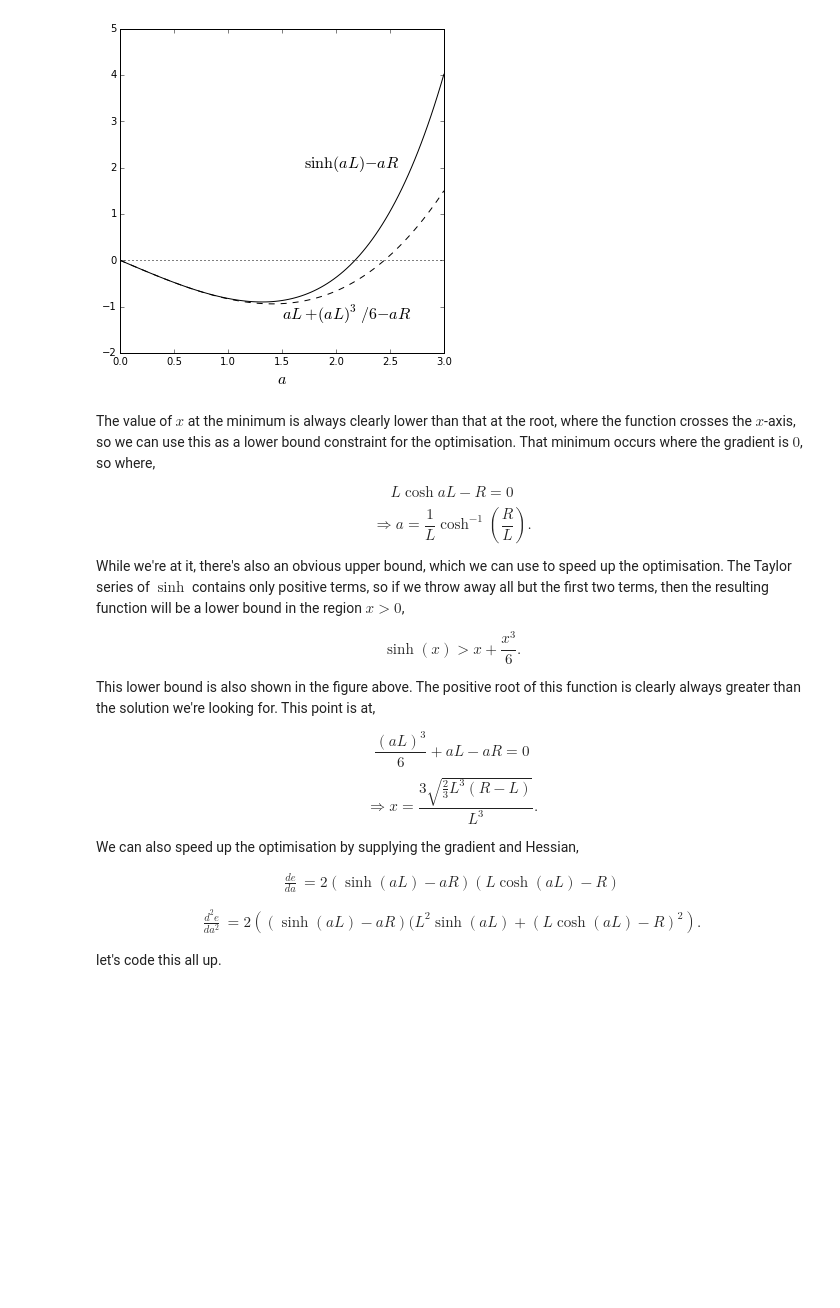
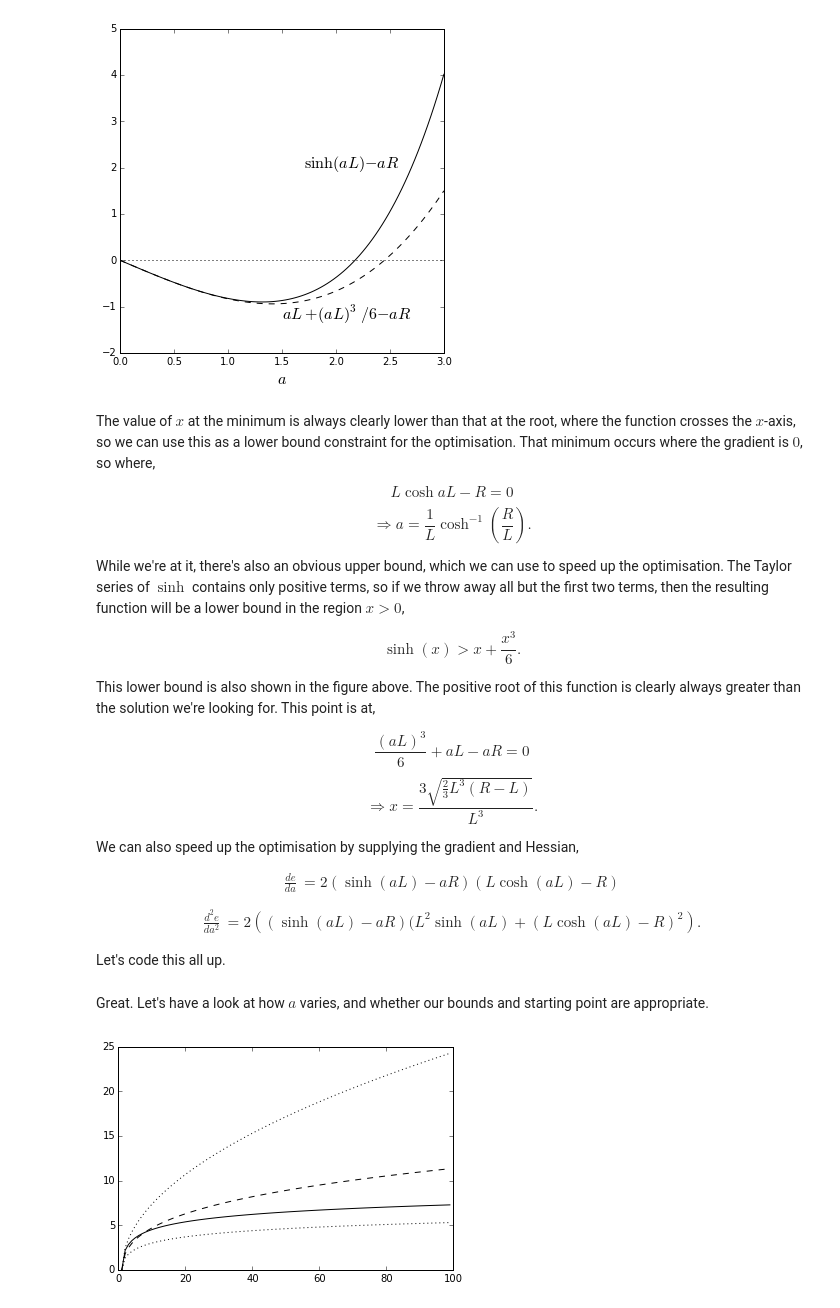
Before and after one commit to drpeteb/catenaries, a Jupyter notebook: Catenaries.ipynb, the cells around one changed output. Saved outputs shown, nothing was run; the diff lists cells and outputs as text; code cells hidden in the pictures; blank space fills up the shorter version.

```diff
--- a/Catenaries.ipynb
+++ b/Catenaries.ipynb
@@ -375,7 +378,7 @@ We can also speed up the optimisation by supplying the gradient and Hessian,
 \frac{d^2e}{da^2} &= 2\left( (\sinh(aL)-aR)(L^2\sinh(aL) + (L\cosh(aL)-R)^2 \right)     .
 \end{align}
 
-let's code this all up.
+Let's code this all up.
 # %%
 def scale_err_fun(a, L, R):
     return (np.sinh(a*L) - a*R)**2
@@ -404 +410,35 @@ def solve_catenary_scale(L, R):
+# %% [markdown]
+Great. Let's have a look at how $a$ varies, and whether our bounds and starting point are appropriate.
+# %%
+# Parameters
+L = 1
+R_rng = np.array(range(1,100))
+
+# Lists for output quantities
+a_rng = []
+u_rng = []
+l_rng = []
+s_rng = []
+
+# Loop through parameters
+for R in R_rng:
+
+    # Solve
+    a,x0,lb,ub = solve_catenary_scale(L,R)
+
+    # Store outputs
+    a_rng.append(a)
+    u_rng.append(ub)
+    l_rng.append(lb)
+    s_rng.append(x0)
+
+ax = plt.figure().add_subplot(1,1,1)
+ax.plot(R_rng,a_rng,'k')
+ax.plot(R_rng,u_rng,':k')
+ax.plot(R_rng,l_rng,':k')
+ax.plot(R_rng,s_rng,'--k')
+
+plt.show()
+# %% [output]
+[figure, added]
 # %% [markdown]
```
Also changed, not shown: parts of 13 cells of this notebook, 1 other file.
